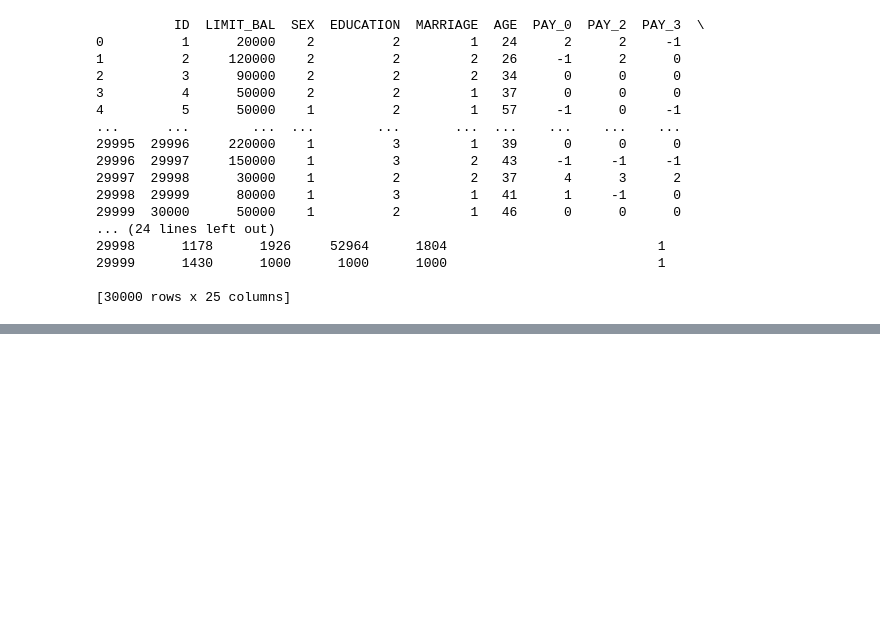
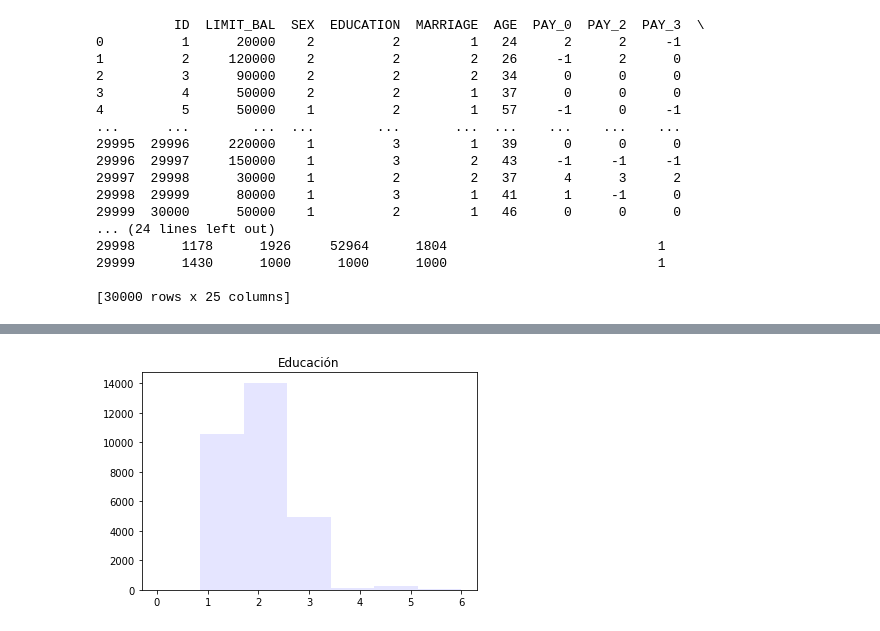
Before and after one commit to ariasrodriguezdaniel/Data_Analytics-Big_Data, a Jupyter notebook: Task 5.1.ipynb, the cells around one changed output, grey strips where cells are left out. Cells and saved outputs as stored; diff of their text form; code cells hidden in the pictures; blank space fills up the shorter version.

```diff
--- a/Task 5.1.ipynb
+++ b/Task 5.1.ipynb
@@ -59,0 +74,6 @@ print(datosEntrenamiento)
+# %%
+num_bins = 7
+plt.title('Educación')
+n, bins, patches = plt.hist(datosEntrenamiento['EDUCATION'], num_bins, facecolor='blue', alpha=0.1)
+# %% [output]
+[figure, added]
```
Also changed, not shown: parts of 8 cells of this notebook.
